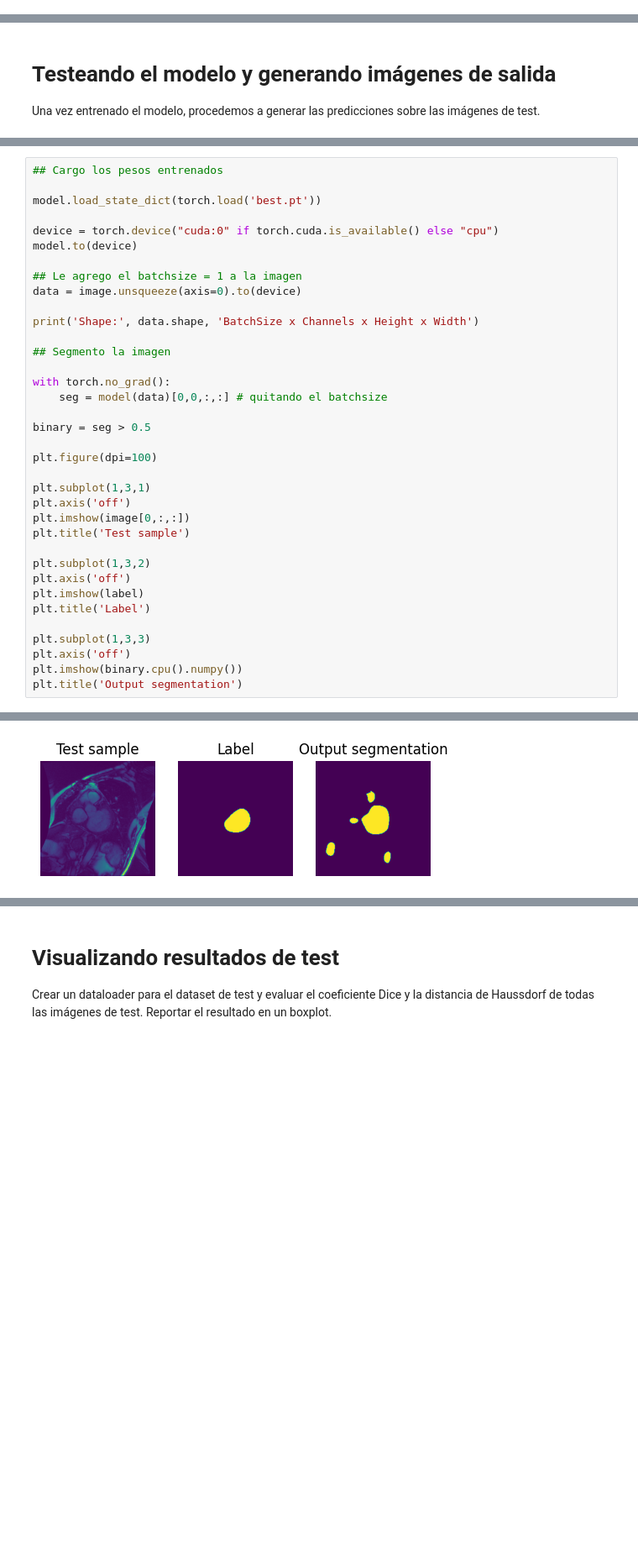
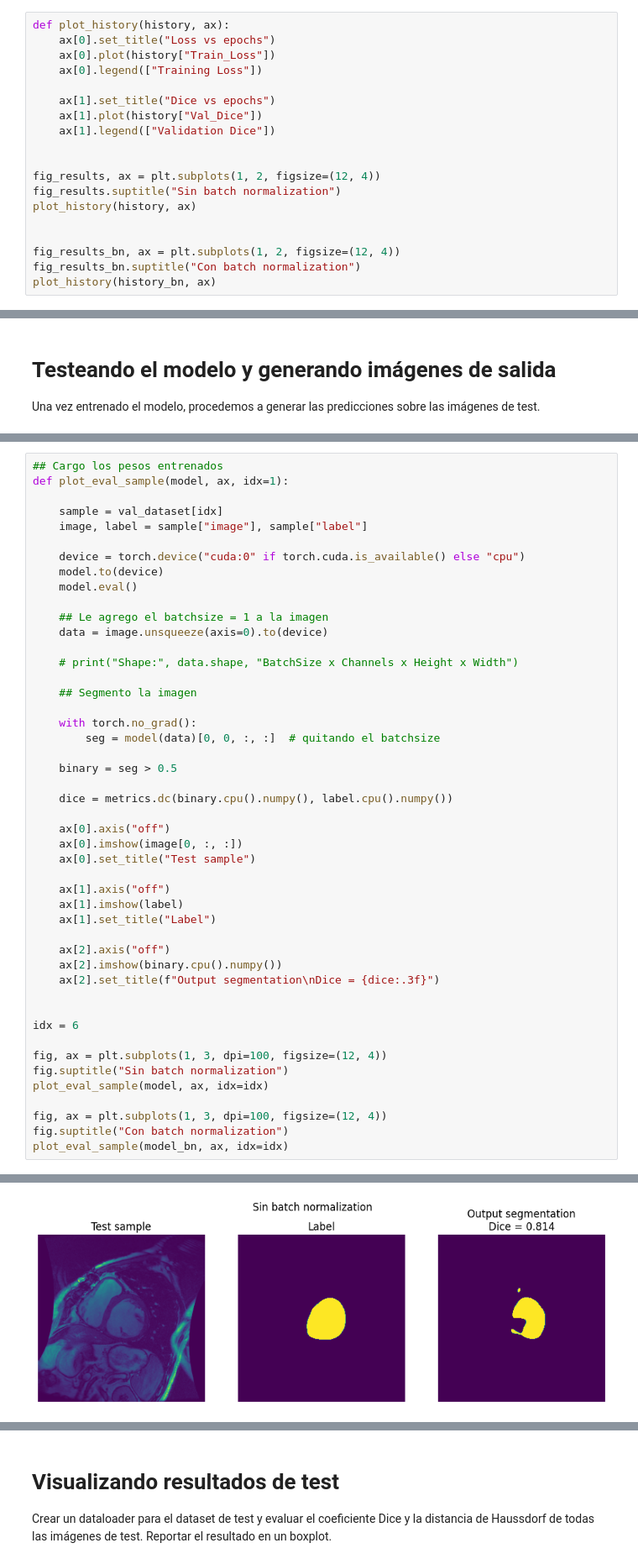
Before and after one commit to camilomarino/DLBioIm, a Jupyter notebook: Practica_4_Camilo.ipynb, the cells around one changed output, grey strips where cells are left out. Shown at 84% size. Cells and saved outputs as stored; diff of their text form; blank space fills up the shorter version.

```diff
--- a/Practica_4_Camilo.ipynb
+++ b/Practica_4_Camilo.ipynb
@@ -674,0 +747,19 @@ plt.legend(['Validation Dice'])
+# %%
+def plot_history(history, ax):
+    ax[0].set_title("Loss vs epochs")
+    ax[0].plot(history["Train_Loss"])
+    ax[0].legend(["Training Loss"])
+
+    ax[1].set_title("Dice vs epochs")
+    ax[1].plot(history["Val_Dice"])
+    ax[1].legend(["Validation Dice"])
+
+
+fig_results, ax = plt.subplots(1, 2, figsize=(12, 4))
+fig_results.suptitle("Sin batch normalization")
+plot_history(history, ax)
+
+
+fig_results_bn, ax = plt.subplots(1, 2, figsize=(12, 4))
+fig_results_bn.suptitle("Con batch normalization")
+plot_history(history_bn, ax)
@@ -712,37 +773,48 @@ Text(0.5, 1.0, 'Label')
 # %%
 ## Cargo los pesos entrenados
+def plot_eval_sample(model, ax, idx=1):
 
-model.load_state_dict(torch.load('best.pt'))
+    sample = val_dataset[idx]
+    image, label = sample["image"], sample["label"]
 
-device = torch.device("cuda:0" if torch.cuda.is_available() else "cpu")
-model.to(device)
+    device = torch.device("cuda:0" if torch.cuda.is_available() else "cpu")
+    model.to(device)
+    model.eval()
 
-## Le agrego el batchsize = 1 a la imagen
-data = image.unsqueeze(axis=0).to(device)
+    ## Le agrego el batchsize = 1 a la imagen
+    data = image.unsqueeze(axis=0).to(device)
 
-print('Shape:', data.shape, 'BatchSize x Channels x Height x Width')
+    # print("Shape:", data.shape, "BatchSize x Channels x Height x Width")
 
-## Segmento la imagen
+    ## Segmento la imagen
 
-with torch.no_grad():
-    seg = model(data)[0,0,:,:] # quitando el batchsize
+    with torch.no_grad():
+        seg = model(data)[0, 0, :, :]  # quitando el batchsize
 
-binary = seg > 0.5
+    binary = seg > 0.5
 
-plt.figure(dpi=100)
+    dice = metrics.dc(binary.cpu().numpy(), label.cpu().numpy())
 
-plt.subplot(1,3,1)
-plt.axis('off')
-plt.imshow(image[0,:,:])
-plt.title('Test sample')
+    ax[0].axis("off")
+    ax[0].imshow(image[0, :, :])
+    ax[0].set_title("Test sample")
 
-plt.subplot(1,3,2)
-plt.axis('off')
-plt.imshow(label)
-plt.title('Label')
+    ax[1].axis("off")
+    ax[1].imshow(label)
+    ax[1].set_title("Label")
 
-plt.subplot(1,3,3)
-plt.axis('off')
-plt.imshow(binary.cpu().numpy())
-plt.title('Output segmentation')
+    ax[2].axis("off")
+    ax[2].imshow(binary.cpu().numpy())
+    ax[2].set_title(f"Output segmentation\nDice = {dice:.3f}")
+
+
+idx = 6
+
+fig, ax = plt.subplots(1, 3, dpi=100, figsize=(12, 4))
+fig.suptitle("Sin batch normalization")
+plot_eval_sample(model, ax, idx=idx)
+
+fig, ax = plt.subplots(1, 3, dpi=100, figsize=(12, 4))
+fig.suptitle("Con batch normalization")
+plot_eval_sample(model_bn, ax, idx=idx)
 # %% [output]
@@ -751 +821 @@ Text(0.5, 1.0, 'Output segmentation')
-[figure, old version]
+[figure, new version]
```
Also changed, not shown: parts of 31 cells of this notebook.
